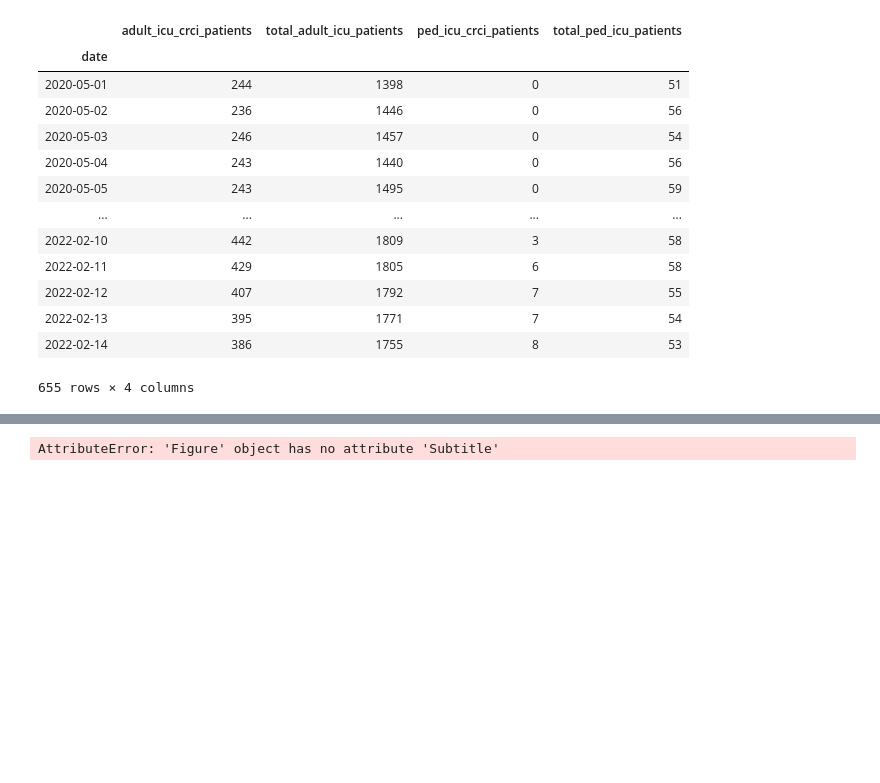
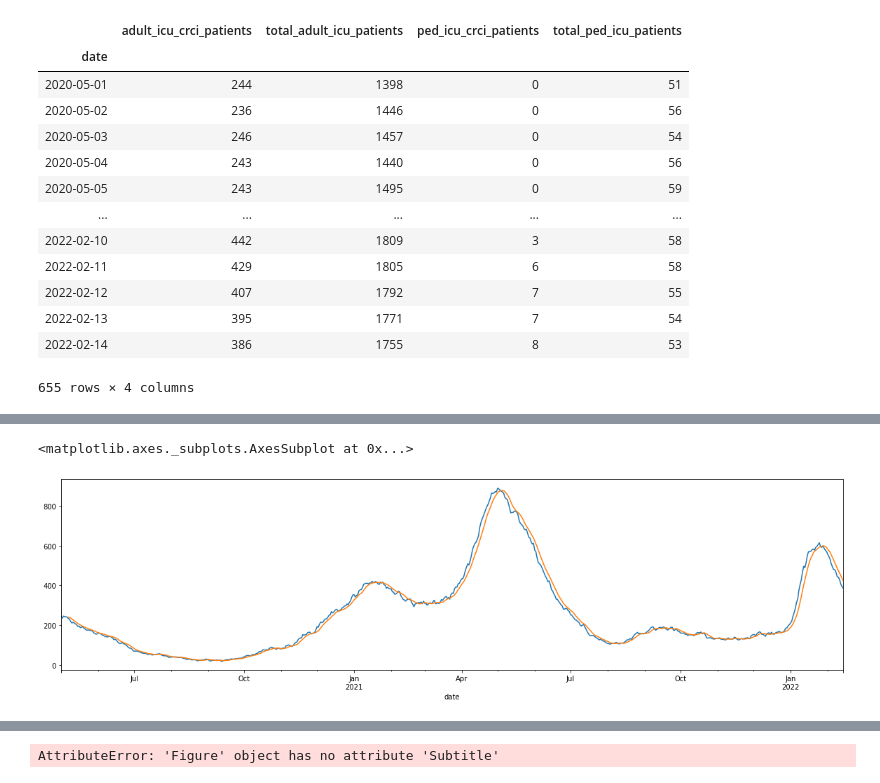
Before and after one commit to Jneny/Hospitalcapacity, a Jupyter notebook: 820_Hospitalcapacity.ipynb, the cells around one changed output, grey strips where cells are left out. Saved outputs shown, nothing was run; the diff lists cells and outputs as text; code cells hidden in the pictures; blank space fills up the shorter version.

```diff
--- a/820_Hospitalcapacity.ipynb
+++ b/820_Hospitalcapacity.ipynb
@@ -138,3 +202,10 @@ critpatientdf
+# %%
+#moving weekly average, showing changes in the number of critical ICU patients per week, smoothing time series
+critpatientdf['adult_icu_crci_patients'].plot(figsize=(20,5))
+critpatientdf.rolling(window=7).mean()['adult_icu_crci_patients'].plot()
+# %% [output]
+<matplotlib.axes._subplots.AxesSubplot at 0x...>
+[figure, added]
 # %%
 from statsmodels.tsa.seasonal import seasonal_decompose
 from dateutil.parser import parse
```
Also changed, not shown: parts of 23 cells of this notebook.
